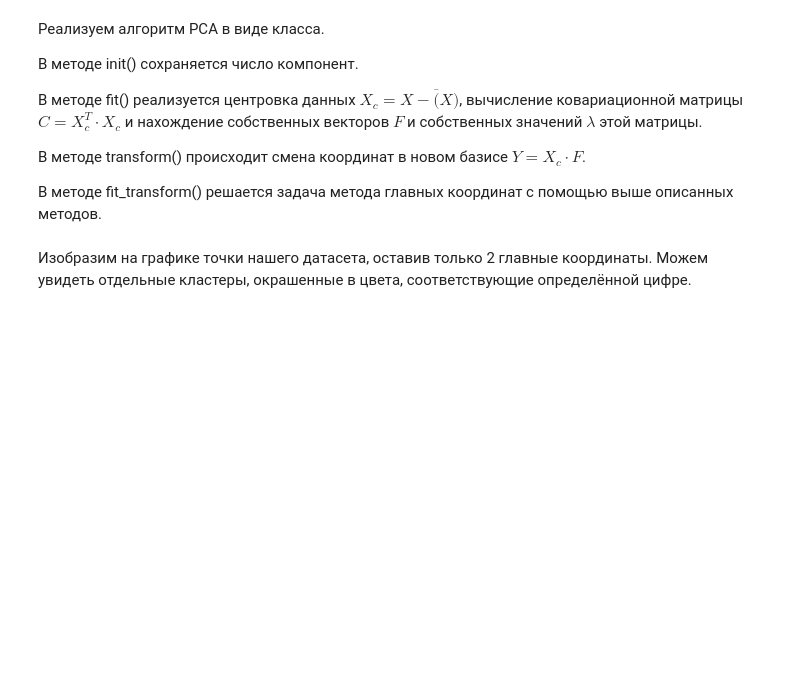
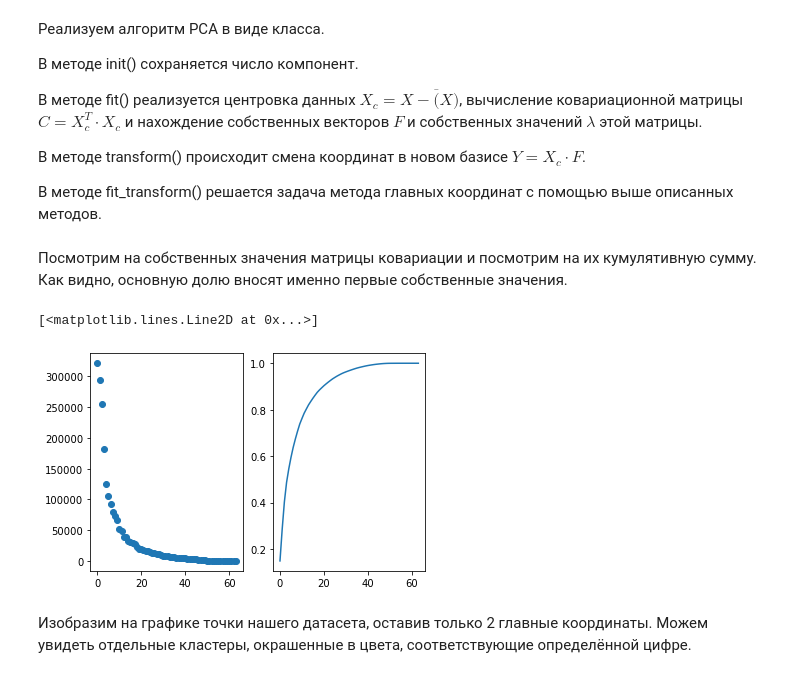
Before and after one commit to anpolienko/Autumn_Python_2022, a Jupyter notebook: homework-2/PCA (14.09.2022).ipynb, the cells around one changed output. Saved outputs shown, nothing was run; the diff lists cells and outputs as text; code cells hidden in the pictures; blank space fills up the shorter version.

```diff
--- a/homework-2/PCA (14.09.2022).ipynb
+++ b/homework-2/PCA (14.09.2022).ipynb
@@ -50,14 +50,14 @@ class PCA():
         F = F[:, ::-1]
         # _, S, Vh = np.linalg.svd(C, full_matrices = False)
         # F1, l1 = Vh.T, S
-        return X1, F
+        return X1, F, l
 
     def transform(self, X, F):
         Y = X.dot(F)
         return Y
 
     def fit_transform(self, X):
-        X_c, F = self.fit(X)
+        X_c, F, _ = self.fit(X)
         Y = self.transform(X_c, F)
         if self.n_components != None:
             Y = Y[:, :(self.n_components)]
@@ -65,3 +67,14 @@ class PCA():
+# %% [markdown]
+Посмотрим на собственных значения матрицы ковариации и посмотрим на их кумулятивную сумму. Как видно, основную долю вносят именно первые собственные значения.
+# %%
+_, _, l = test.fit(X)
+plt.subplot(1,2,1)
+plt.plot(l, marker = 'o', linestyle = '')
+plt.subplot(1,2,2)
+plt.plot(np.cumsum(l) / np.sum(l))
+# %% [output]
+[<matplotlib.lines.Line2D at 0x...>]
+[figure, added]
 # %% [markdown]
 Изобразим на графике точки нашего датасета, оставив только 2 главные координаты. Можем увидеть отдельные кластеры, окрашенные в
 цвета, соответствующие определённой цифре.
```
Also changed, not shown: parts of 3 cells of this notebook.
